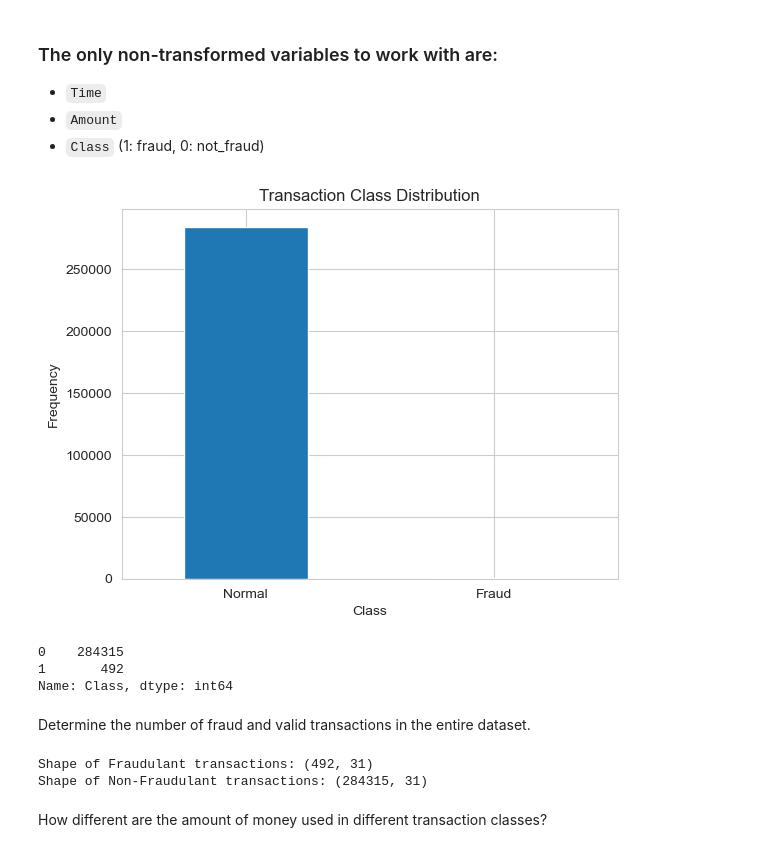
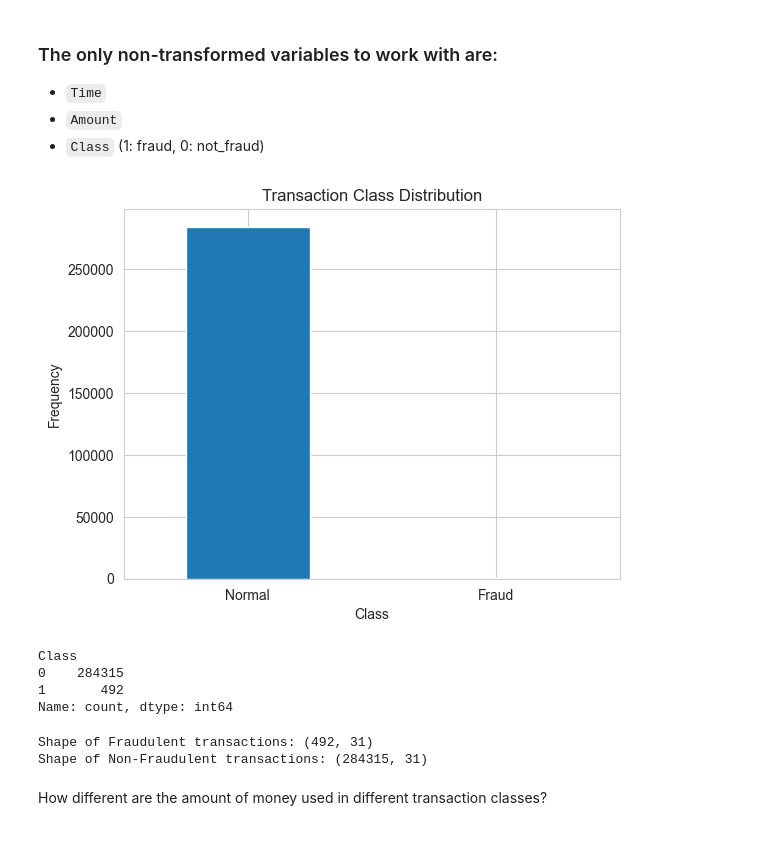
Before and after one commit to hasINI-123-006/Credit-Card-Fraud-Detection, a Jupyter notebook: credit-card-fraud-detection.ipynb, the cells around one changed output. Drawn from its saved outputs; the diff is of its cells as text; code cells hidden in the pictures.

```diff
--- a/credit-card-fraud-detection.ipynb
+++ b/credit-card-fraud-detection.ipynb
@@ -14,7 +14,7 @@ C:\Users\khush\Downloads
 # %%
 import pandas as pd
 
-data = pd.read_csv(r"C:\Users\khush\Downloads\creditcard.csv")
+data = pd.read_csv(r"D:\MIN-E\Proj  - resume\Credit-Card-Fraud-Detection Pj\creditcard.csv")
 print(data.head())
 # %% [output]
    Time        V1        V2        V3        V4        V5        V6        V7  \
@@ -91,32 +93,29 @@ Index(['Time', 'V1', 'V2', 'V3', 'V4', 'V5', 'V6', 'V7', 'V8', 'V9', 'V10',
 - `Class` (1: fraud, 0: not_fraud)
 # %%
 LABELS = ["Normal", "Fraud"]
-
-count_classes = pd.value_counts(data['Class'], sort = True)
+count_classes = data['Class'].value_counts(sort=True)
 count_classes.plot(kind = 'bar', rot=0)
 plt.title("Transaction Class Distribution")
 plt.xticks(range(2), LABELS)
 plt.xlabel("Class")
 plt.ylabel("Frequency");
 # %% [output]
-[figure, old version]
+[figure, new version]
 # %%
 data.Class.value_counts()
 # %% [output]
+Class
 0    284315
 1       492
-Name: Class, dtype: int64
+Name: count, dtype: int64
-# %% [markdown]
-Determine the number of fraud and valid transactions in the entire dataset.
 # %%
 fraud = data[data['Class']==1]
 normal = data[data['Class']==0]
-
-print(f"Shape of Fraudulant transactions: {fraud.shape}")
-print(f"Shape of Non-Fraudulant transactions: {normal.shape}")
+print(f"Shape of Fraudulent transactions: {fraud.shape}")
+print(f"Shape of Non-Fraudulent transactions: {normal.shape}")
 # %% [output]
-Shape of Fraudulant transactions: (492, 31)
-Shape of Non-Fraudulant transactions: (284315, 31)
+Shape of Fraudulent transactions: (492, 31)
+Shape of Non-Fraudulent transactions: (284315, 31)
 # %% [markdown]
 How different are the amount of money used in different transaction classes?
 # %%
```
Also changed, not shown: parts of 29 cells of this notebook.
